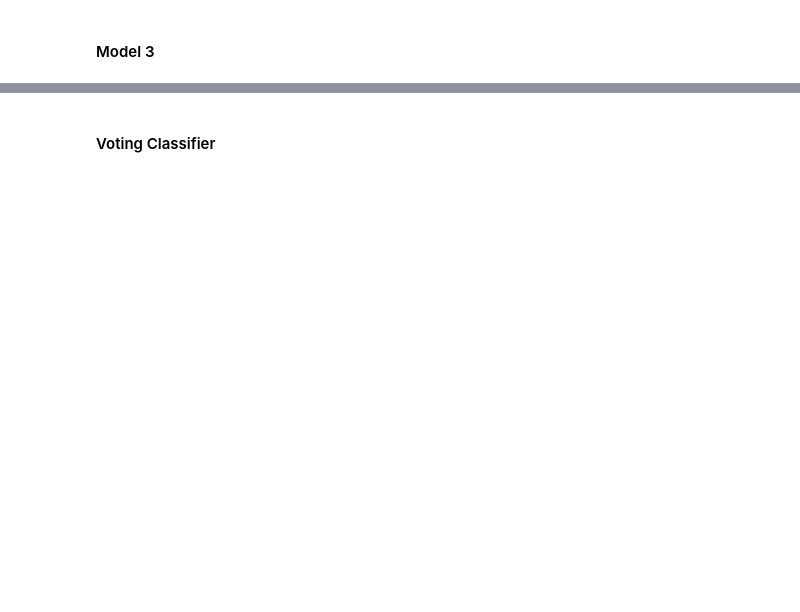
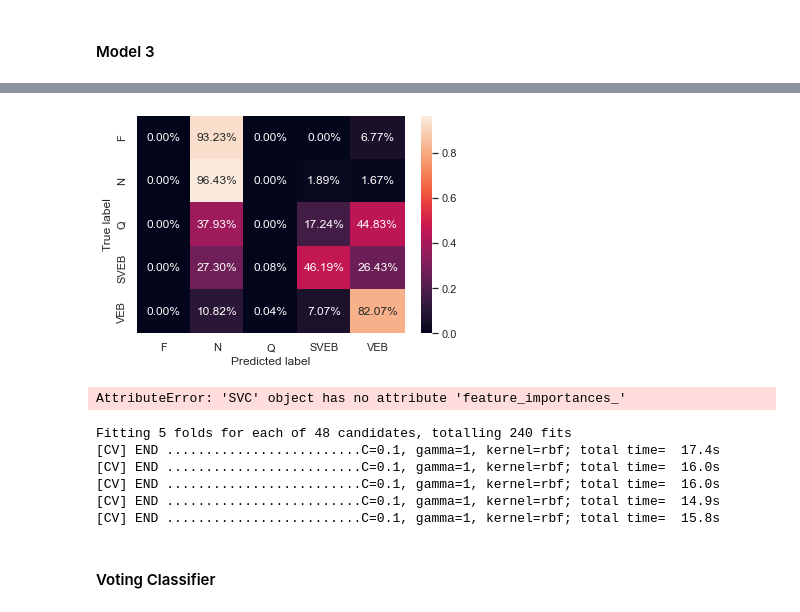
Before and after one commit to a-smaruj/ML_Project_Arrhythmia_Classification, a Jupyter notebook: main.ipynb, the cells around one changed output, grey strips where cells are left out. Saved outputs shown, nothing was run; the diff lists cells and outputs as text; code cells hidden in the pictures; blank space fills up the shorter version.

```diff
--- a/main.ipynb
+++ b/main.ipynb
@@ -844,0 +887,41 @@ plt.show()
+# %%
+types=np.unique(y_test.values)
+conf_matrix=pd.DataFrame(confusion_matrix(y_test, y_pred, labels=types), columns=types, index=types)
+percentage=conf_matrix.div(conf_matrix.sum(axis=1), axis=0)
+percentage = percentage.fillna(0)
+plt.figure(figsize=(6, 4))
+sns.heatmap(percentage, fmt='.2%', annot=True, annot_kws={"size": 12})
+plt.xlabel("Predicted label");
+plt.ylabel("True label");
+# %% [output]
+[figure, added]
+# %%
+model=svc_clf
+
+indeksy = np.where(model.feature_importances_!=0)[0]
+variables= [X_train.columns[i] for i in indeksy]
+importances = model.feature_importances_[indeksy]
+
+# sortowanie
+importances, variables= zip(*sorted(zip(importances, variables), reverse=False))
+
+# Tworzenie wykresu słupkowego z niezerowymi wartościami
+fig, ax = plt.subplots(figsize=(7, 5))
+plt.barh(variables[:15], importances[:15])
+
+plt.xlabel("Importance")
+plt.ylabel("Feature")
+plt.show()
+# %% [output]
+AttributeError: 'SVC' object has no attribute 'feature_importances_'
+# %%
+param_grid = {'C': [0.1,1, 10, 100], 'gamma': [1,0.1,0.01,0.001],'kernel': ['rbf', 'poly', 'sigmoid']}
+grid = GridSearchCV(SVC(),param_grid,refit=True,verbose=2)
+grid.fit(X_data_sample,y_data_sample)
+# %% [output]
+Fitting 5 folds for each of 48 candidates, totalling 240 fits
+[CV] END .........................C=0.1, gamma=1, kernel=rbf; total time=  17.4s
+[CV] END .........................C=0.1, gamma=1, kernel=rbf; total time=  16.0s
+[CV] END .........................C=0.1, gamma=1, kernel=rbf; total time=  16.0s
+[CV] END .........................C=0.1, gamma=1, kernel=rbf; total time=  14.9s
+[CV] END .........................C=0.1, gamma=1, kernel=rbf; total time=  15.8s
```
Also changed, not shown: parts of 34 cells of this notebook.
